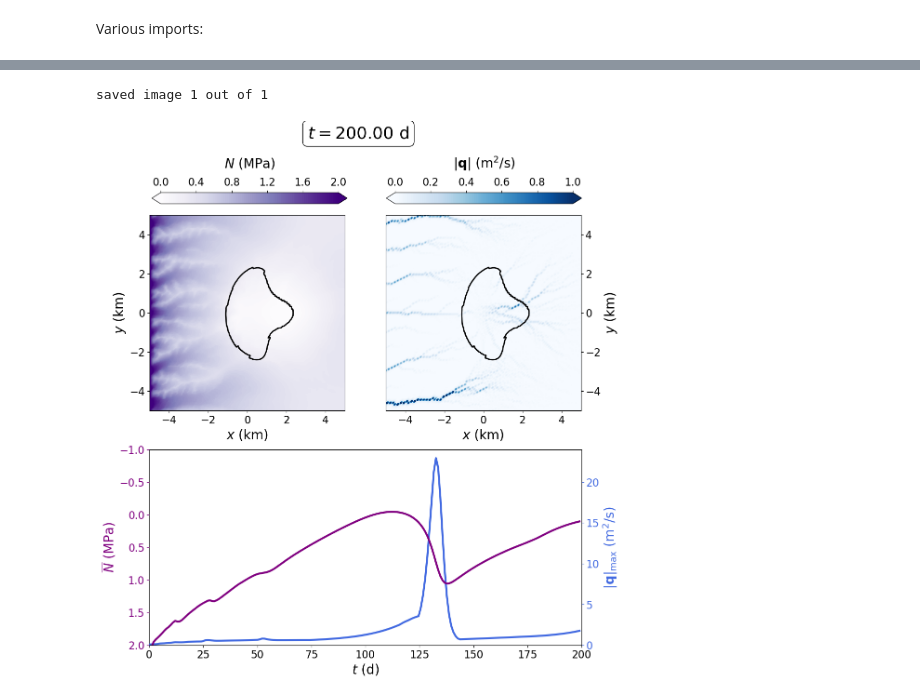
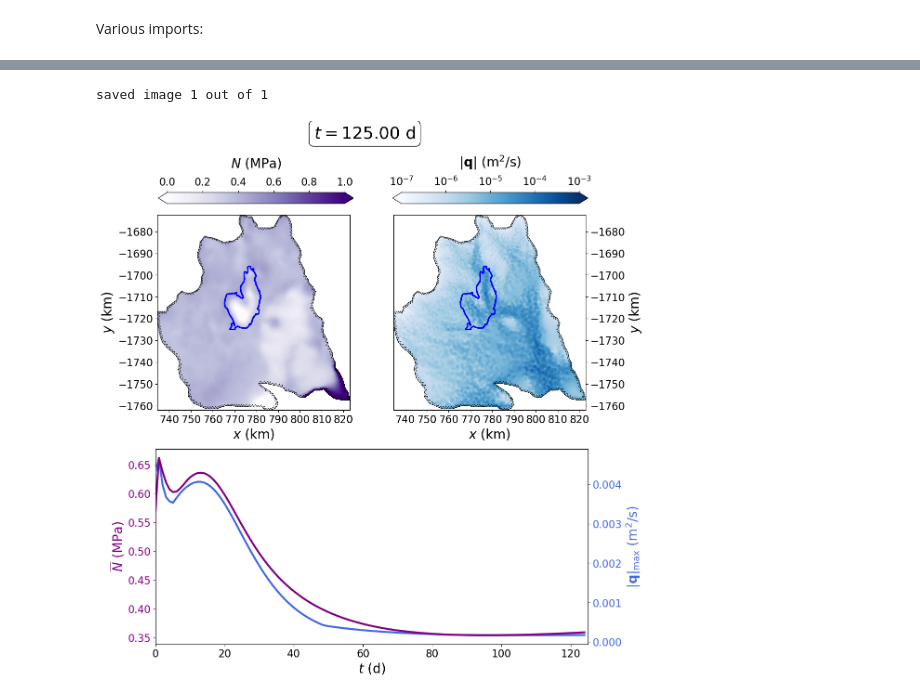
Before and after one commit to agstub/shakti-fenics, a Jupyter notebook: notebooks/solution-plots.ipynb, the cells around one changed output, grey strips where cells are left out. Drawn from its saved outputs; the diff is of its cells as text; code cells hidden in the pictures.

Commit message:
added cooke2 setup

```diff
--- a/notebooks/solution-plots.ipynb
+++ b/notebooks/solution-plots.ipynb
@@ -19,10 +20,12 @@ from dofs_to_serial import dofs_to_serial
 # %%
 # set the results to load
-resultsname = '../results/example'
+resultsname = '../results/cooke2'
 # %%
 # load the setup module for that experiment
 sys.path.insert(0, resultsname)
-setup_name = Path(f'{resultsname}/model_info.txt').read_text()
+model_info = Path(f'{resultsname}/model_info.txt').read_text().splitlines()
+setup_name = model_info[0]
+lake_name = model_info[1]
 setup = importlib.import_module(setup_name)
 
 # create triangulation for matplotlib plotting that mirrors the mesh triangulation.
@@ -56,9 +67,18 @@ j_max=0
 for j in range(t.size):
     if np.max(q_m[j,:]>1e-7):
         N_j = N[j,:]
-        N_mean[j] = np.mean(N_j[storage[j,:]>1e-2])
 
-        q_j = q_m[j,:]
-        q_max[j] = np.max(q_j[storage[j,:]<1e-2])
+        if np.max(storage)>1e-7:
+            # if storage take mean of pressure over lake area
+            # and max of disharge off-lake (e.g. in a channel)
+            N_mean[j] = np.mean(N_j[storage[j,:]>1e-2])
+            q_j = q_m[j,:]
+            q_max[j] = np.max(q_j[storage[j,:]<1e-2])
+        else:
+            # if no storage, just take mean over whole domain
+            N_mean[j] = np.mean(N_j)
+            q_j = q_m[j,:]
+            q_max[j] = np.max(q_j)
+
         j_max+=1
 j_max -= 1
@@ -71,6 +93,8 @@ ind = [j_max]               # plot a single time step
 !rm -rf {resultsname}/movie
 !mkdir {resultsname}/movie
 
+outline = gdf.loc[gdf['name']==lake_name]
+
 j=0
 
 if len(ind)>1:
@@ -78,6 +102,10 @@ if len(ind)>1:
     mpl.use('agg')
 else:
     %matplotlib inline
+
+triang_bdry = Triangulation(triang.x,triang.y,triang.triangles)
+mask = np.all(triang_bdry.neighbors >= 0, axis=1)
+triang_bdry.set_mask(mask)
 
 for i in ind:
     print('saved image '+str(j+1)+' out of '+str(len(ind))+' \r',end='')
@@ -89,16 +117,18 @@ for i in ind:
     plt.subplot(221)
     N_i = N[i]
     storage_i = storage[i]
-    p1 = plt.tricontourf(triang,N_i/1e6,levels=np.linspace(0,2,100),cmap='Purples',extend='both')
+    plt.triplot(triang_bdry,linewidth=0.5,color='k',alpha=1,zorder=100)
+    p1 = plt.tricontourf(triang,N_i/1e6,levels=np.linspace(0,1,100),cmap='Purples',extend='both')
     plt.tricontour(triang,storage_i,levels=[0.001],colors='k',linestyles='-',linewidths=2)
-    # plt.triplot(triang.x, triang.y, triang.triangles,linewidth=1,color='k',alpha=0.1)
+    outline.plot(edgecolor='b',linestyle='-',facecolor='none',ax=plt.gca(),linewidth=2,zorder=100,alpha=1)
+
     plt.gca().set_aspect('equal', 'box')
     plt.xlabel(r'$x$ (km)',fontsize=20)
     plt.ylabel(r'$y$ (km)',fontsize=20)
     plt.xticks(fontsize=16)
     plt.yticks(fontsize=16)
     cbar_ax = fig.add_axes([0.13, 0.9, 0.35, 0.02])
-    cbar = plt.colorbar(p1,orientation='horizontal',ticks=np.linspace(0,2,6),cax=cbar_ax)
+    cbar = plt.colorbar(p1,orientation='horizontal',ticks=np.linspace(0,1,6),cax=cbar_ax)
     cbar.set_label(r'$N$ (MPa)',fontsize=20,labelpad=15)
     cbar.ax.tick_params(labelsize=16)
     cbar.ax.xaxis.set_ticks_position('top')
@@ -107,8 +137,10 @@ for i in ind:
 
     plt.subplot(222)
     q_i = q_m[i]
-    p2 = plt.tricontourf(triang,q_i,cmap='Blues',levels=np.linspace(0,1,100),extend='both')
+    plt.triplot(triang_bdry,linewidth=0.5,color='k',alpha=1,zorder=100)
+    p2 = plt.tricontourf(triang,q_i,cmap='Blues',extend='both',norm=colors.LogNorm(),levels=np.logspace(-7,-3,100))
     plt.tricontour(triang,storage_i,levels=[0.001],colors='k',linestyles='-',linewidths=2)
+    outline.plot(edgecolor='b',linestyle='-',facecolor='none',ax=plt.gca(),linewidth=2,zorder=100,alpha=1)
     plt.gca().set_aspect('equal', 'box')
     plt.xlabel(r'$x$ (km)',fontsize=20)
     plt.gca().yaxis.set_label_position("right")
@@ -117,7 +149,7 @@ for i in ind:
     plt.xticks(fontsize=16)
     plt.yticks(fontsize=16)
     cbar_ax = fig.add_axes([0.55, 0.9, 0.35, 0.02])
-    cbar = plt.colorbar(p2,orientation='horizontal',ticks=np.linspace(0,1,6),cax=cbar_ax)
+    cbar = plt.colorbar(p2,cax=cbar_ax,orientation='horizontal',ticks=np.logspace(-7,-3,5))#,format='%.0e')
     cbar.set_label(r'$|\mathbf{q}|$ (m$^2/$s)',fontsize=20,labelpad=15)
     cbar.ax.tick_params(labelsize=16)
     cbar.ax.xaxis.set_ticks_position('top')
@@ -126,33 +158,33 @@ for i in ind:
     plot = plt.subplot(212)
     ax2 = plt.gca()
     plt.plot(t[0:i]*365./3.154e7,N_mean[0:i]/1e6,color='purple',linestyle='-',linewidth=3,zorder=100)
     plt.xticks(fontsize=16)
     plt.yticks(fontsize=16)
     plt.gca().tick_params(axis='y', colors="purple")
     plt.ylabel(r'$\overline{N}$ (MPa)',fontsize=20,color='purple')
-    plt.ylim(np.floor(N_mean.max()/1e6),np.floor(N_mean.min()/1e6))
+    # plt.ylim(np.floor(N_mean.max()/1e6),np.floor(N_mean.min()/1e6))
     plt.xlabel(r'$t$ (d)',fontsize=20)
     plt.xlim(0,t[j_max]*365./3.154e7)
 
     plt.gca().twinx()
     plt.plot(t[0:i]*365./3.154e7,q_max[0:i],color='royalblue',linewidth=3,zorder=10)
     plt.gca().yaxis.set_label_position("right")
     plt.gca().yaxis.tick_right()
     plt.xticks(fontsize=16)
     plt.yticks(fontsize=16)
     plt.gca().tick_params(axis='y', colors="royalblue")
     plt.ylabel(r'$|\mathbf{q}|_\mathrm{max}$ (m$^2$/s) ',fontsize=20,color='royalblue')
     plt.xlabel(r'$t$ (d)',fontsize=20)
     plt.xlim(0,t[j_max]*365./3.154e7)
-    plt.ylim(0,np.ceil(q_max.max())+1)
+    # plt.ylim(0,np.ceil(q_max.max())+1)
 
     plot.set_zorder(ax2.get_zorder()+1)
     plot.set_frame_on(False)
     plt.savefig('{}/movie/movie_'.format(resultsname)+str(j),bbox_inches='tight')
     if len(ind)==1:
         plt.show()
     plt.close()
     j+=1
 # %% [output]
 saved image 1 out of 1
-[figure, old version]
+[figure, new version]
```
Also changed, not shown: parts of 3 cells of this notebook, 7 other files.
